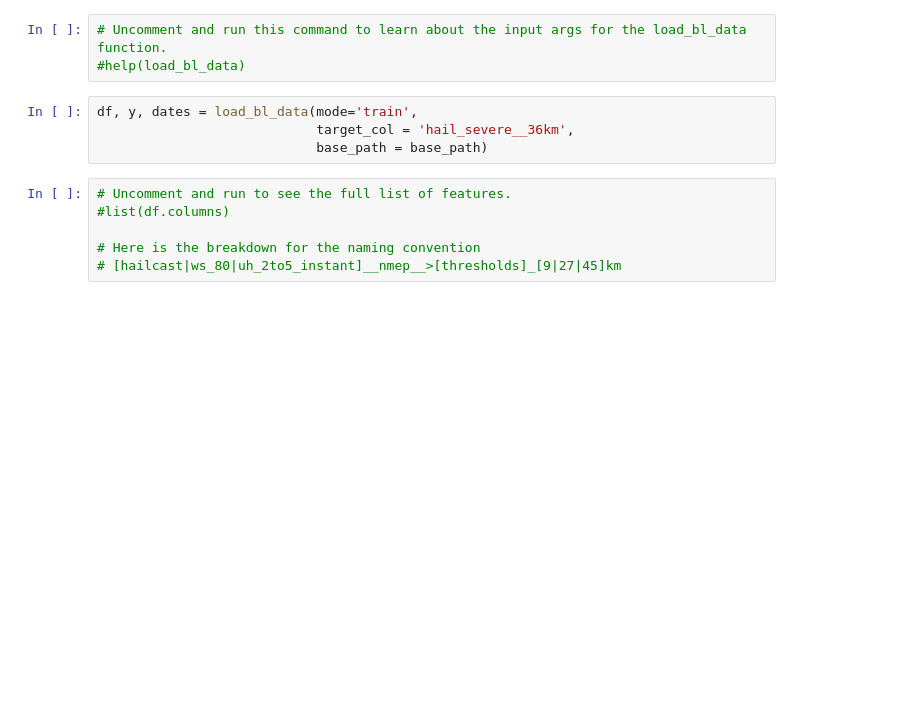
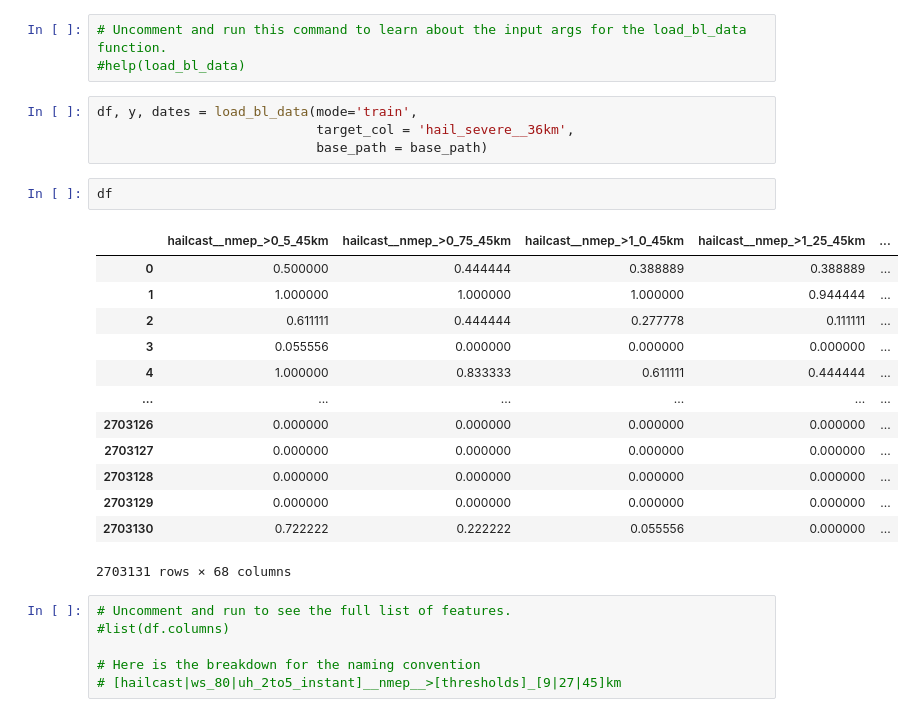
Before and after one commit to NOAA-National-Severe-Storms-Laboratory/frdd-wofs-ml-w2w, a Jupyter notebook: notebooks/training_the_baseline.ipynb, the cells around one changed output. Drawn from its saved outputs; the diff is of its cells as text; blank space fills up the shorter version.

```diff
--- a/notebooks/training_the_baseline.ipynb
+++ b/notebooks/training_the_baseline.ipynb
@@ -54,6 +54,22 @@ As a first example, I've provided some code that evaluates the NMEP using cross-
 df, y, dates = load_bl_data(mode='train',
                             target_col = 'hail_severe__36km',
                             base_path = base_path)
+# %%
+df
+# %% [output]
+|  | hailcast__nmep_>0_5_45km | hailcast__nmep_>0_75_45km | hailcast__nmep_>1_0_45km | hailcast__nmep_>1_25_45km | ... |
+| 0 | 0.500000 | 0.444444 | 0.388889 | 0.388889 | ... |
+| 1 | 1.000000 | 1.000000 | 1.000000 | 0.944444 | ... |
+| 2 | 0.611111 | 0.444444 | 0.277778 | 0.111111 | ... |
+| 3 | 0.055556 | 0.000000 | 0.000000 | 0.000000 | ... |
+| 4 | 1.000000 | 0.833333 | 0.611111 | 0.444444 | ... |
+| ... | ... | ... | ... | ... | ... |
+| 2703126 | 0.000000 | 0.000000 | 0.000000 | 0.000000 | ... |
+| 2703127 | 0.000000 | 0.000000 | 0.000000 | 0.000000 | ... |
+| 2703128 | 0.000000 | 0.000000 | 0.000000 | 0.000000 | ... |
+| 2703129 | 0.000000 | 0.000000 | 0.000000 | 0.000000 | ... |
+| 2703130 | 0.722222 | 0.222222 | 0.055556 | 0.000000 | ... |
+2703131 rows × 68 columns
 # %%
 # Uncomment and run to see the full list of features.
 #list(df.columns)
```
Also changed, not shown: parts of 1 cell of this notebook, 8 other files.
